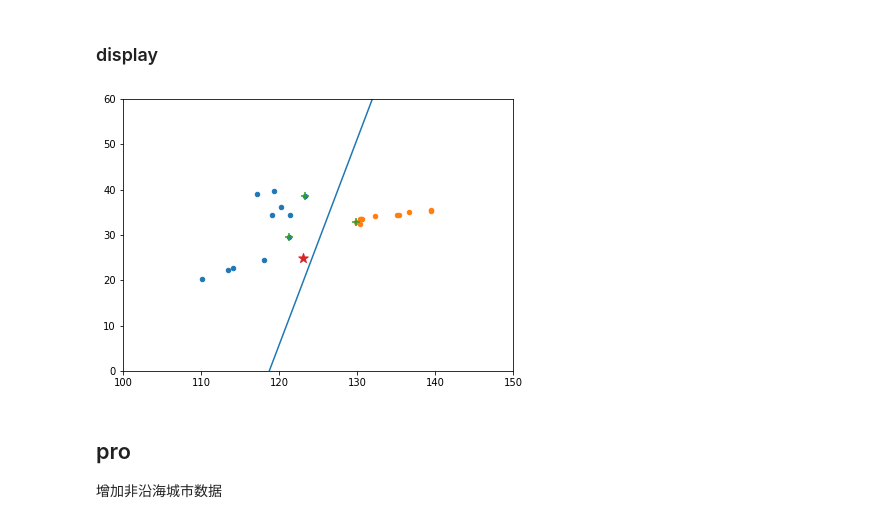
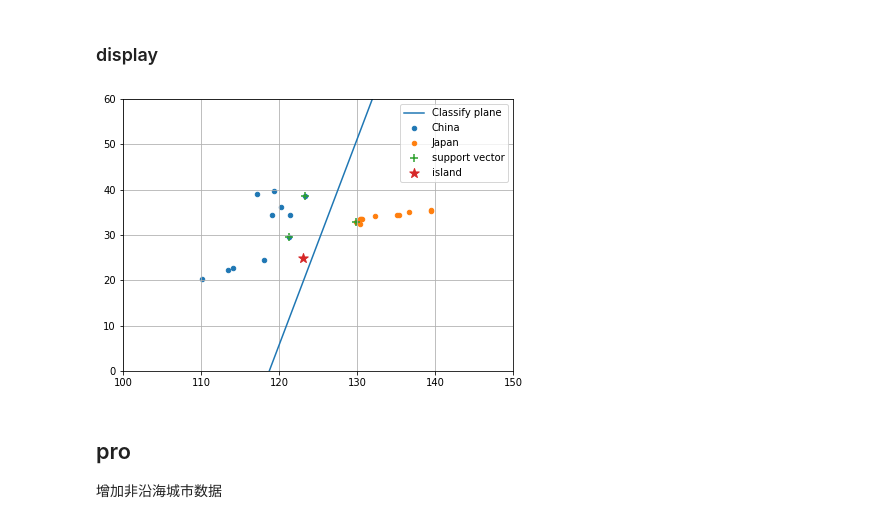
Before and after one commit to easilylazy/pattern-recognition, a Jupyter notebook: SVM/island-qp.ipynb, the cells around one changed output. Drawn from its saved outputs; the diff is of its cells as text; code cells hidden in the pictures.

```diff
--- a/SVM/island-qp.ipynb
+++ b/SVM/island-qp.ipynb
@@ -164,27 +164,29 @@ China
 # %%
 class Point():
     def __init__(self,x,y):
         self.x=x
         self.y=y
 W1=x.reshape(3)
 # print(W1)
 k=-W1[1]/W1[2]
 b=-W1[0]/W1[2]
 scale=1000
 
 plt.figure(figsize=(7,5))
 P1=Point(scale,k*scale+b)
 P2=Point(-scale,-k*scale+b)
 plt.scatter(D[:len(X1),0],D[:len(X1),1],marker = 'o', s=20, cmap = plt.cm.Spectral)
 plt.scatter(D[len(X1):,0],D[len(X1):,1],marker = 'o', s=20, cmap = plt.cm.Spectral)
 plt.scatter(D[support_vector_site][:,0],D[support_vector_site][:,1],marker = '+', s=50, cmap = plt.cm.Spectral)
 plt.scatter(island[0],island[1],marker = '*', s=100, cmap = plt.cm.Spectral)
 plt.plot([P1.x,P2.x],[P1.y,P2.y],'-')
+plt.legend(['Classify plane','China','Japan','support vector','island'])
+plt.grid(True)
 plt.xlim((100, 150))
 plt.ylim((0, 60))
 plt.show()
 # %% [output]
-[figure, old version]
+[figure, new version]
 # %% [markdown]
 ## pro
 增加非沿海城市数据
```
Also changed, not shown: 2 other files.
